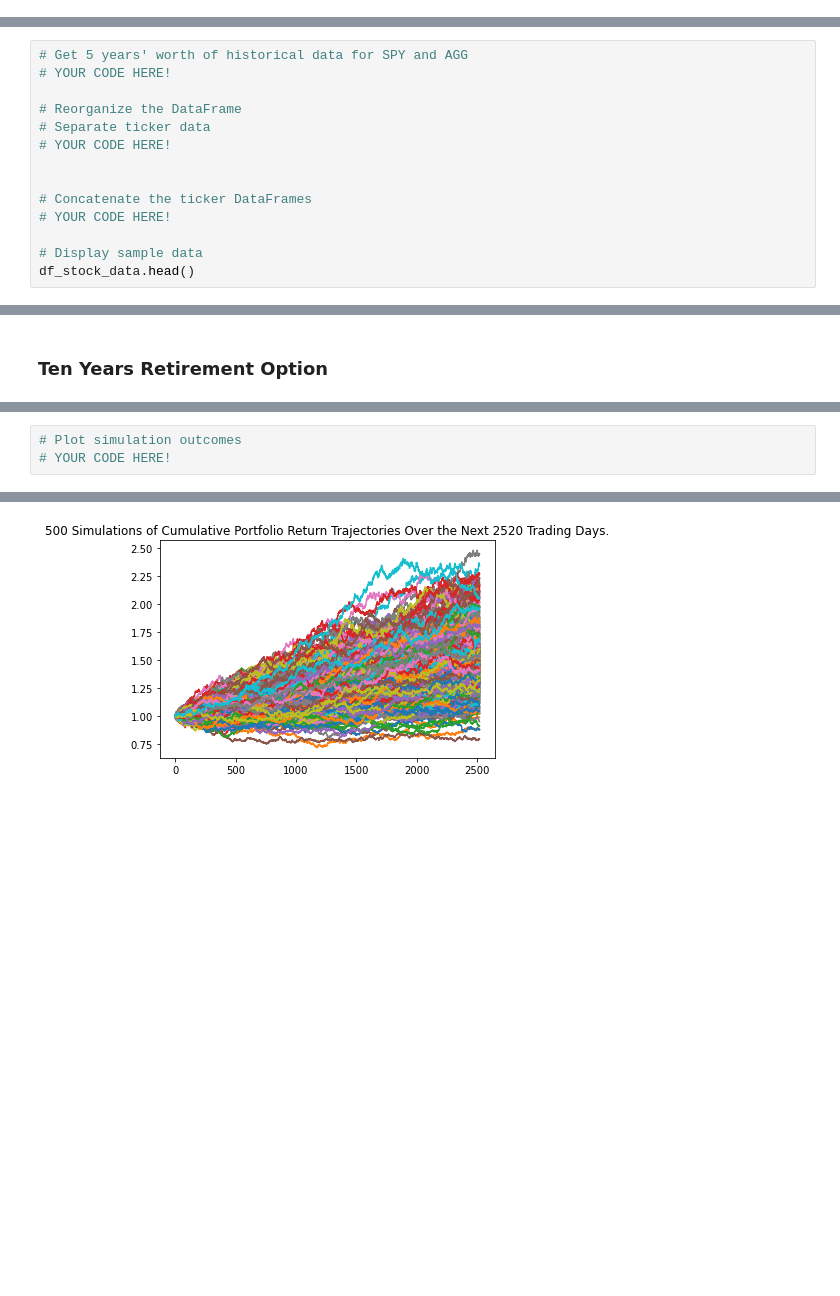
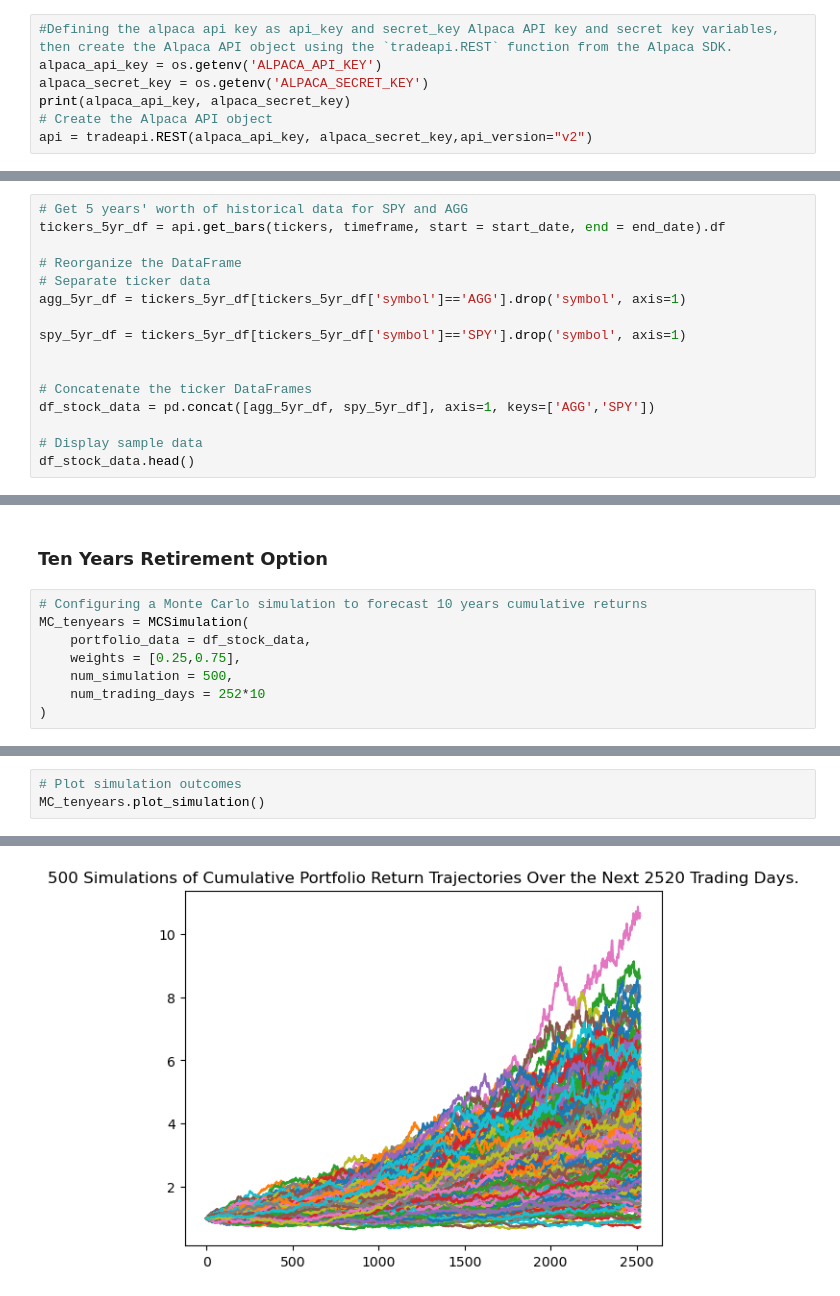
Before and after one commit to sobiiyver/Module-5-Challenge---Financial-planner.ipynb, a Jupyter notebook: financial-planner.ipynb, the cells around one changed output, grey strips where cells are left out. Cells and saved outputs as stored; diff of their text form; blank space fills up the shorter version.

```diff
--- a/financial-planner.ipynb
+++ b/financial-planner.ipynb
@@ -56,0 +77,7 @@ my_spy = 50
+# %%
+#Defining the alpaca api key as api_key and secret_key Alpaca API key and secret key variables, then create the Alpaca API object using the `tradeapi.REST` function from the Alpaca SDK.
+alpaca_api_key = os.getenv('ALPACA_API_KEY')
+alpaca_secret_key = os.getenv('ALPACA_SECRET_KEY')
+print(alpaca_api_key, alpaca_secret_key)
+# Create the Alpaca API object
+api = tradeapi.REST(alpaca_api_key, alpaca_secret_key,api_version="v2")
@@ -152,15 +196,17 @@ start_date = pd.Timestamp('2016-05-01', tz='America/New_York').isoformat()
 end_date = pd.Timestamp('2021-05-01', tz='America/New_York').isoformat()
 # %%
 # Get 5 years' worth of historical data for SPY and AGG
-# YOUR CODE HERE!
+tickers_5yr_df = api.get_bars(tickers, timeframe, start = start_date, end = end_date).df
 
 # Reorganize the DataFrame
 # Separate ticker data
-# YOUR CODE HERE!
+agg_5yr_df = tickers_5yr_df[tickers_5yr_df['symbol']=='AGG'].drop('symbol', axis=1)
+
+spy_5yr_df = tickers_5yr_df[tickers_5yr_df['symbol']=='SPY'].drop('symbol', axis=1)
 
 
 # Concatenate the ticker DataFrames
-# YOUR CODE HERE!
+df_stock_data = pd.concat([agg_5yr_df, spy_5yr_df], axis=1, keys=['AGG','SPY'])
 
 # Display sample data
 df_stock_data.head()
@@ -368,3 +362,11 @@ There is a 95% chance that an initial investment of $60000 in the portfolio over
 # %% [markdown]
 ### Ten Years Retirement Option
+# %%
+# Configuring a Monte Carlo simulation to forecast 10 years cumulative returns
+MC_tenyears = MCSimulation(
+    portfolio_data = df_stock_data,
+    weights = [0.25,0.75],
+    num_simulation = 500,
+    num_trading_days = 252*10
+)
 # %%
@@ -407,4 +375,4 @@ Running Monte Carlo simulation number 490.
 # %%
 # Plot simulation outcomes
-# YOUR CODE HERE!
+MC_tenyears.plot_simulation()
 # %% [output]
@@ -411,3 +380,3 @@ Running Monte Carlo simulation number 490.
-[figure, old version]
+[figure, new version]
 # %%
 # Plot probability distribution and confidence intervals
```
Also changed, not shown: parts of 42 cells of this notebook, 5 other files.
